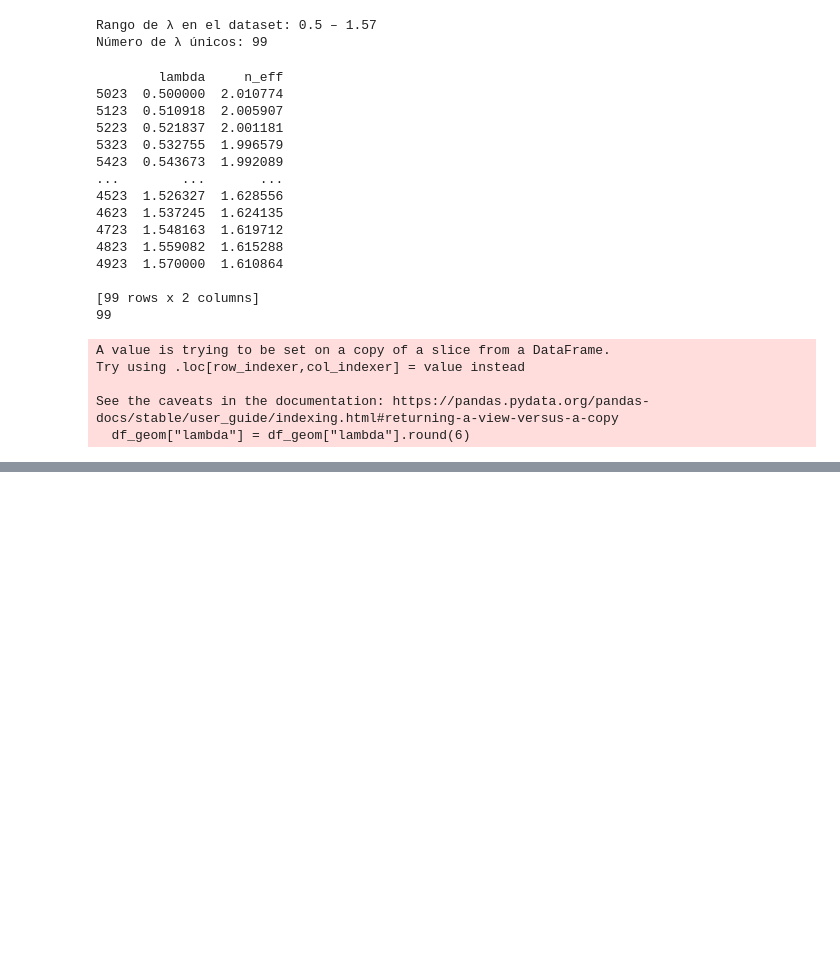
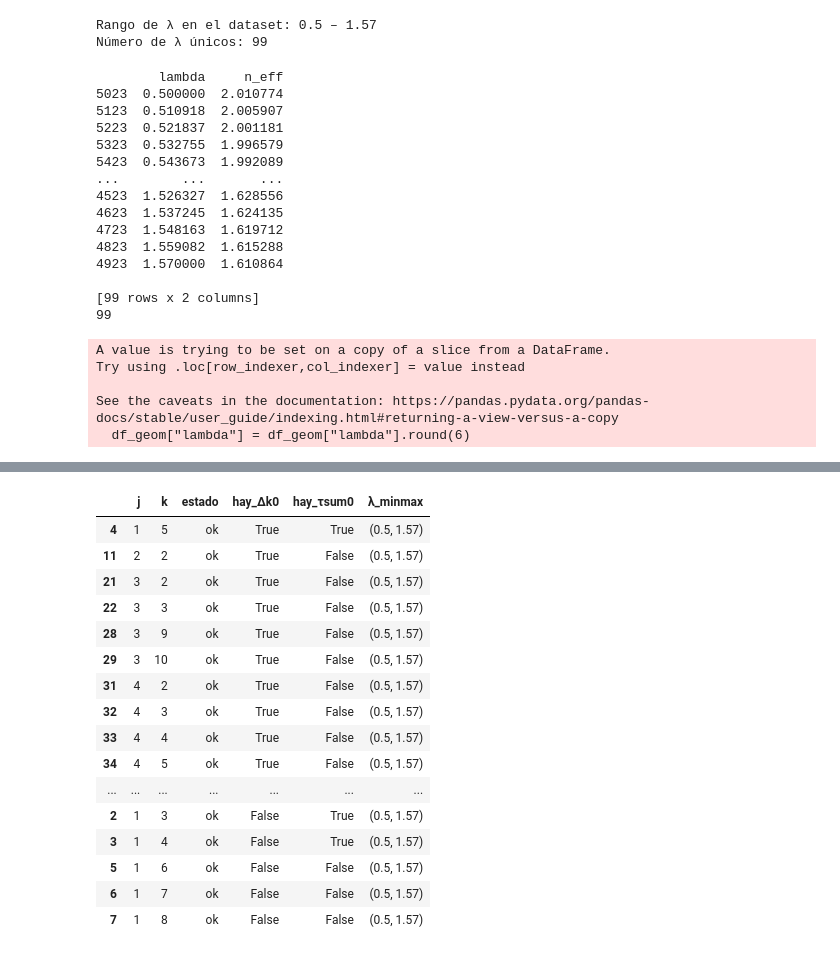
Before and after one commit to DavidFMH1/Reto_Fot-nica, a Jupyter notebook: Reto/Reto.ipynb, the cells around one changed output, grey strips where cells are left out. Saved outputs shown, nothing was run; the diff lists cells and outputs as text; code cells hidden in the pictures; blank space fills up the shorter version.

Commit message:
datos y cosas

```diff
--- a/Reto/Reto.ipynb
+++ b/Reto/Reto.ipynb
@@ -56,6 +56,7 @@ print("✅ Dataset unificado guardado en DatosU.h5, shape:", DatosU.shape)
 # %% [output]
 ✅ Dataset unificado guardado en DatosU.h5, shape: (100, 10, 10, 5)
 # %%
+c = 3
 def to_dataframe(arr):
     nA, nB, nC, _ = arr.shape
     rows = []
@@ -69,8 +70,10 @@ def to_dataframe(arr):
     return pd.DataFrame(rows, columns=["i","j","k"]+LABELS)
 
 df = to_dataframe(DatosU)
-df["lambda_nm"] = df["lambda"] * 1000
+df["lambda_nm"] = df["lambda"]*1000
+df["omega"] = 2*np.pi*c/(df["lambda_nm"].values)
 print(df)
+print(2*np.pi*c/1035)
 # %% [output]
         i   j   k  Alt_Si3N4  Anc_Si3N4  lambda     n_eff         A_eff  \
 0       1   1   1   0.400000        0.5   1.035  1.594476  3.233126e-13
@@ -118,7 +121,7 @@ def ajustar_neff_vs_lambda(df, j_sel, k_sel, grado=3):
     if len(df_geom) <= grado:
         raise ValueError("No hay suficientes puntos para ajuste polinomial.")
 
-    x = df_geom["lambda"].values
+    x = df_geom["omega"].values
     y = df_geom["n_eff"].values
 
     coef = np.polyfit(x, y, grado)
@@ -128,9 +131,9 @@ def ajustar_neff_vs_lambda(df, j_sel, k_sel, grado=3):
     plt.figure(figsize=(8,5))
     plt.scatter(x, y, label="Datos", color="blue")
     plt.plot(x_new, p(x_new), label=f"Ajuste polinomial grado {grado}", color="red")
-    plt.xlabel("Lambda (µm)")
+    plt.xlabel("oemga (1/s)")
     plt.ylabel("n_eff")
-    plt.title(f"Ajuste n_eff(λ) para (j={j_sel}, k={k_sel})")
+    plt.title(f"Ajuste n_eff(omega) para (j={j_sel}, k={k_sel})")
     plt.legend()
     plt.show()
 
@@ -173,7 +176,7 @@ Try using .loc[row_indexer,col_indexer] = value instead
 See the caveats in the documentation: https://pandas.pydata.org/pandas-docs/stable/user_guide/indexing.html#returning-a-view-versus-a-copy
   df_geom["lambda"] = df_geom["lambda"].round(6)
 # %%
-j_sel, k_sel = 3, 1
+j_sel, k_sel = 2, 1
 
 df_geom = df[(df["j"]==j_sel) & (df["k"]==k_sel)]
 
@@ -786,0 +593,84 @@ taui range (finito): 17.60705244397837 32.417589695886974
+# %%
+def diagnosticar_geometrias(df, lam_p_range=(0.72,0.89), lam_s_range=(1.53,1.57), lam_i_range=(0.50,0.68), grid_points=500):
+    from scipy.interpolate import CubicSpline
+    geoms = sorted(df[['j','k']].drop_duplicates().itertuples(index=False, name=None))
+    lam_p = np.linspace(*lam_p_range, grid_points)
+    lam_s = np.linspace(*lam_s_range, grid_points)
+    LAMP, LAMS = np.meshgrid(lam_p, lam_s)
+    LAMI = 1/(2/LAMP - 1/LAMS)
+    mask_phys = (LAMI>=lam_i_range[0]) & (LAMI<=lam_i_range[1])
+    resumen = []
+
+    for (j_sel,k_sel) in geoms:
+        g = df[(df["j"]==j_sel) & (df["k"]==k_sel)].sort_values("lambda").copy()
+        g["lambda"] = g["lambda"].round(6)
+        g = g.drop_duplicates(subset="lambda", keep="first")
+        lam = g["lambda"].values
+        neff = g["n_eff"].values
+        if len(lam)<5:
+            resumen.append((j_sel,k_sel,"muy pocos datos", False, False, (lam.min(),lam.max())))
+            continue
+
+        cs   = CubicSpline(lam, neff, bc_type="natural")
+        cs_d = cs.derivative(1)
+        lam_minmax = (lam.min(), lam.max())
+
+        def neff_safe(L):
+            out = np.full_like(L, np.nan, dtype=float)
+            m = (L>=lam_minmax[0]) & (L<=lam_minmax[1])
+            out[m] = cs(L[m]); return out
+        def dneff_safe(L):
+            out = np.full_like(L, np.nan, dtype=float)
+            m = (L>=lam_minmax[0]) & (L<=lam_minmax[1])
+            out[m] = cs_d(L[m]); return out
+        def kλ(L):
+            n=neff_safe(L); return (2*np.pi/L)*n
+        def kpλ(L):
+            n=neff_safe(L); dn=dneff_safe(L); return 2*np.pi*(dn/L - n/(L**2))
+
+        Kp, Ks, Ki = kλ(LAMP), kλ(LAMS), kλ(LAMI)
+        DK = 2*Kp - Ks - Ki
+        taus = kpλ(LAMP) - kpλ(LAMS)
+        taui = kpλ(LAMP) - kpλ(LAMI)
+        TAU = taus + taui
+
+        valid = mask_phys & np.isfinite(DK) & np.isfinite(TAU)
+        if not np.any(valid):
+            resumen.append((j_sel,k_sel,"fuera de soporte o sin válidos", False, False, lam_minmax))
+            continue
+
+        DKv  = DK.copy();  DKv[~valid]  = np.nan
+        TAUv = TAU.copy(); TAUv[~valid] = np.nan
+
+        # ¿existe nivel 0?
+        has_DK0  = np.nanmin(np.signbit(DKv)+0) == 0 and np.nanmax(np.signbit(DKv)+0) == 1 if np.isfinite(DKv).any() else False
+        # Otra forma: ¿cambia de signo en la malla?
+        s = np.sign(DKv); has_DK0 = np.any(np.isfinite(DKv)) and np.nanmin(DKv)<=0<=np.nanmax(DKv)
+
+        has_TAU0 = np.any(np.isfinite(TAUv)) and np.nanmin(TAUv)<=0<=np.nanmax(TAUv)
+
+        resumen.append((j_sel,k_sel,"ok", has_DK0, has_TAU0, lam_minmax))
+
+    diag = pd.DataFrame(resumen, columns=["j","k","estado","hay_Δk0","hay_τsum0","λ_minmax"])
+    return diag
+
+diag = diagnosticar_geometrias(df)
+display(diag.sort_values(["hay_Δk0","hay_τsum0","j","k"], ascending=[False,False,True,True]).head(35))
+# %% [output]
+|  | j | k | estado | hay_Δk0 | hay_τsum0 | λ_minmax |
+| 4 | 1 | 5 | ok | True | True | (0.5, 1.57) |
+| 11 | 2 | 2 | ok | True | False | (0.5, 1.57) |
+| 21 | 3 | 2 | ok | True | False | (0.5, 1.57) |
+| 22 | 3 | 3 | ok | True | False | (0.5, 1.57) |
+| 28 | 3 | 9 | ok | True | False | (0.5, 1.57) |
+| 29 | 3 | 10 | ok | True | False | (0.5, 1.57) |
+| 31 | 4 | 2 | ok | True | False | (0.5, 1.57) |
+| 32 | 4 | 3 | ok | True | False | (0.5, 1.57) |
+| 33 | 4 | 4 | ok | True | False | (0.5, 1.57) |
+| 34 | 4 | 5 | ok | True | False | (0.5, 1.57) |
+| ... | ... | ... | ... | ... | ... | ... |
+| 2 | 1 | 3 | ok | False | True | (0.5, 1.57) |
+| 3 | 1 | 4 | ok | False | True | (0.5, 1.57) |
+| 5 | 1 | 6 | ok | False | False | (0.5, 1.57) |
+| 6 | 1 | 7 | ok | False | False | (0.5, 1.57) |
+| 7 | 1 | 8 | ok | False | False | (0.5, 1.57) |
```
Also changed, not shown: parts of 15 cells of this notebook, 3 other files.
